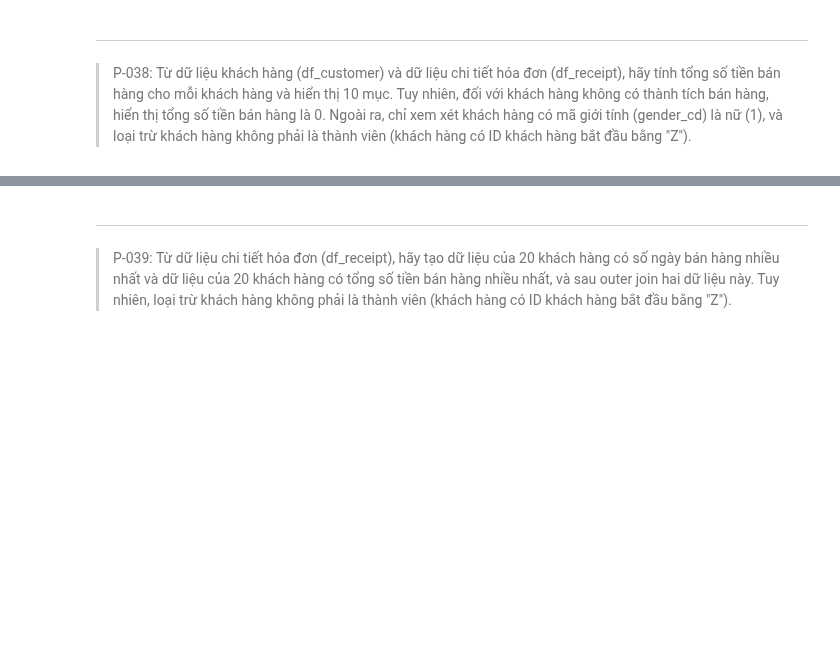
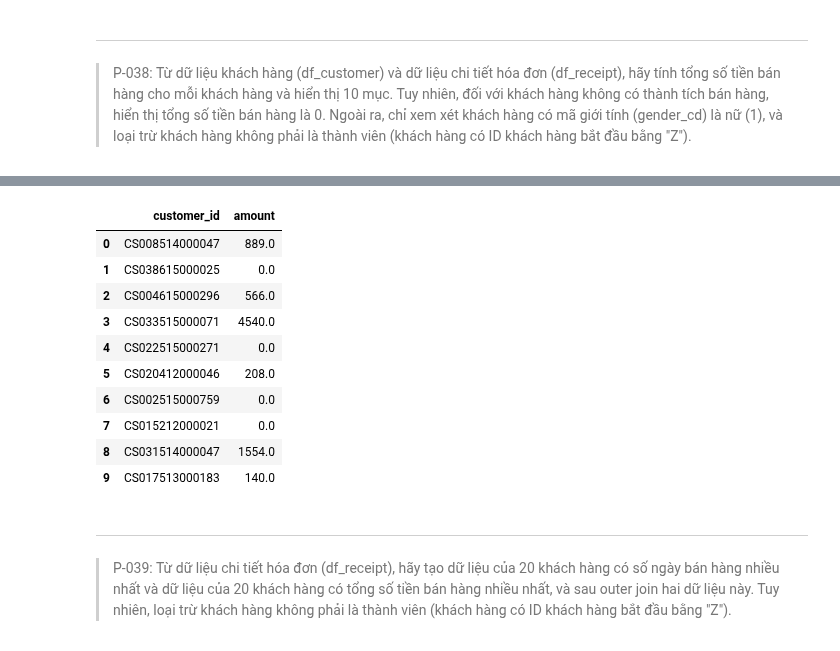
Before and after one commit to quoc-duc/LearnPandas, a Jupyter notebook: notebooks_vn/exercises/100_bai_tap_pandas_vn_exes.ipynb, the cells around one changed output, grey strips where cells are left out. Drawn from its saved outputs; the diff is of its cells as text; code cells hidden in the pictures; blank space fills up the shorter version.

```diff
--- a/notebooks_vn/exercises/100_bai_tap_pandas_vn_exes.ipynb
+++ b/notebooks_vn/exercises/100_bai_tap_pandas_vn_exes.ipynb
@@ -818,3 +824,23 @@ df_category.head()
+# %%
+df_amount_sum = df_receipt.groupby("customer_id").amount.sum().reset_index()
+# df_amount_sum
+
+condition = "gender_cd == '1' and not customer_id.str.startswith('Z')"
+df_tmp = df_customer.query(condition)
+
+pd.merge(df_tmp["customer_id"], df_amount_sum, how="left", on="customer_id").fillna(0).head(10)
+# %% [output]
+|  | customer_id | amount |
+| 0 | CS008514000047 | 889.0 |
+| 1 | CS038615000025 | 0.0 |
+| 2 | CS004615000296 | 566.0 |
+| 3 | CS033515000071 | 4540.0 |
+| 4 | CS022515000271 | 0.0 |
+| 5 | CS020412000046 | 208.0 |
+| 6 | CS002515000759 | 0.0 |
+| 7 | CS015212000021 | 0.0 |
+| 8 | CS031514000047 | 1554.0 |
+| 9 | CS017513000183 | 140.0 |
 # %% [markdown]
 ---
 > P-039: Từ dữ liệu chi tiết hóa đơn (df_receipt), hãy tạo dữ liệu của 20 khách hàng có số ngày bán hàng nhiều nhất và dữ liệu của 20 khách hàng có tổng số tiền bán hàng nhiều nhất, và sau outer join hai dữ liệu này. Tuy nhiên, loại trừ khách hàng không phải là thành viên (khách hàng có ID khách hàng bắt đầu bằng "Z").
```
Also changed, not shown: parts of 2 cells of this notebook.
